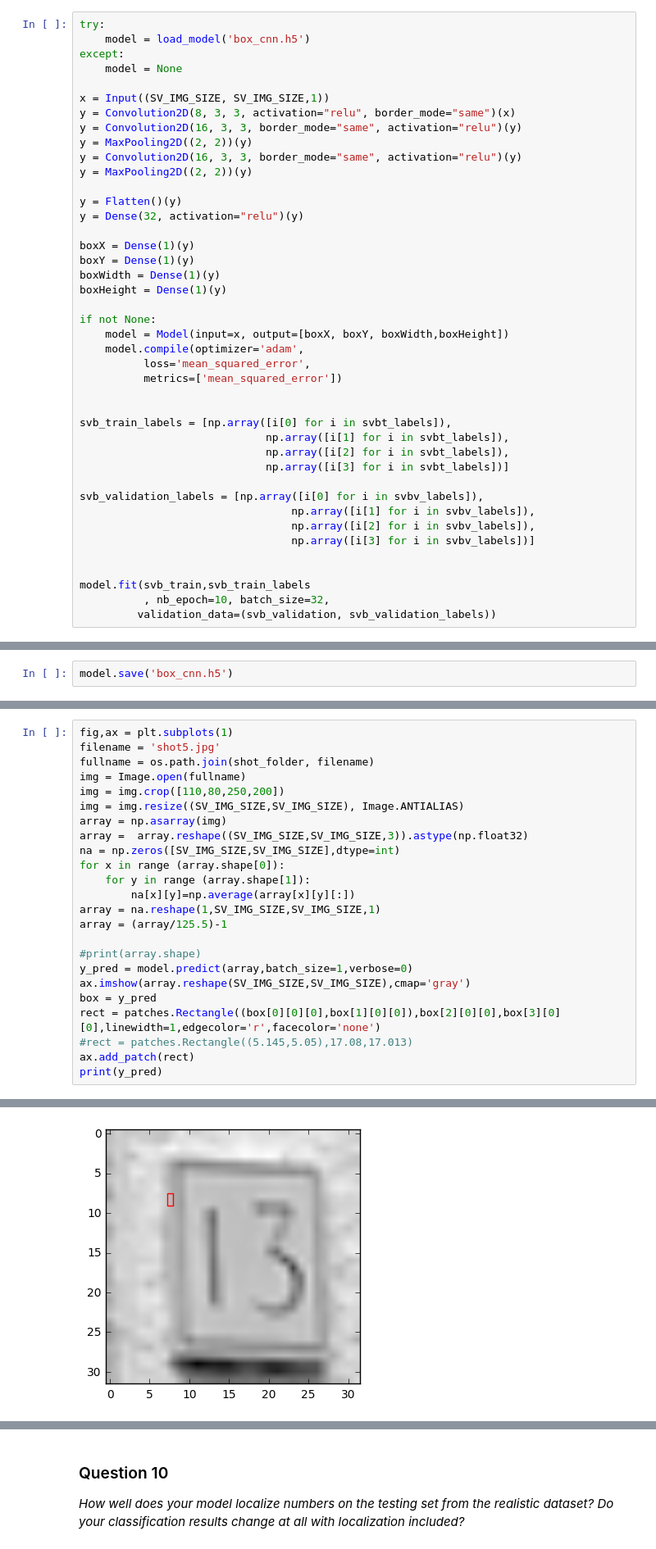
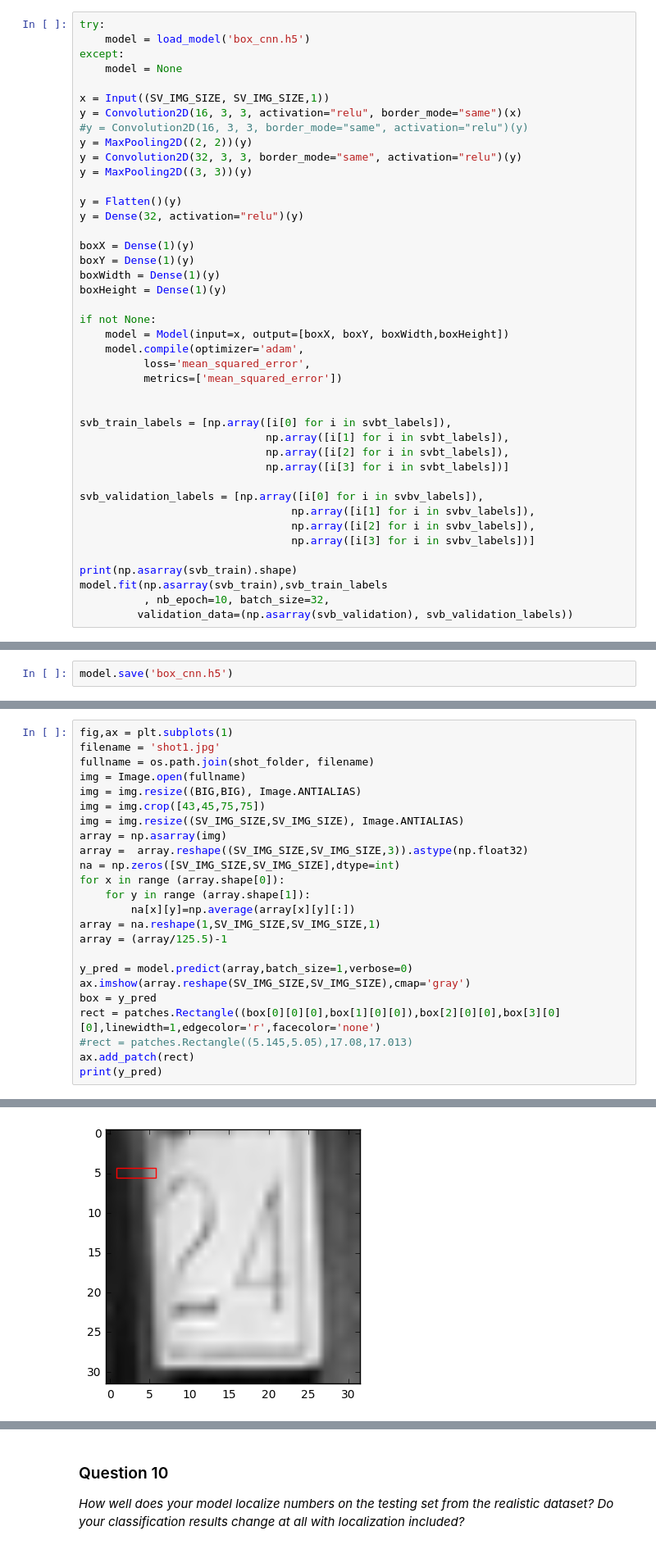
Before and after one commit to asindico/digitRecognition, a Jupyter notebook: digit_recognition.ipynb, the cells around one changed output, grey strips where cells are left out. Shown at 82% size. Drawn from its saved outputs; the diff is of its cells as text.

```diff
--- a/digit_recognition.ipynb
+++ b/digit_recognition.ipynb
@@ -1015,11 +1015,11 @@ except:
     model = None
 
 x = Input((SV_IMG_SIZE, SV_IMG_SIZE,1))
-y = Convolution2D(8, 3, 3, activation="relu", border_mode="same")(x)
-y = Convolution2D(16, 3, 3, border_mode="same", activation="relu")(y)
+y = Convolution2D(16, 3, 3, activation="relu", border_mode="same")(x)
+#y = Convolution2D(16, 3, 3, border_mode="same", activation="relu")(y)
 y = MaxPooling2D((2, 2))(y)
-y = Convolution2D(16, 3, 3, border_mode="same", activation="relu")(y)
-y = MaxPooling2D((2, 2))(y)
+y = Convolution2D(32, 3, 3, border_mode="same", activation="relu")(y)
+y = MaxPooling2D((3, 3))(y)
 
 y = Flatten()(y)
 y = Dense(32, activation="relu")(y)
@@ -1046,8 +1046,8 @@ svb_validation_labels = [np.array([i[0] for i in svbv_labels]),
                                  np.array([i[2] for i in svbv_labels]),
                                  np.array([i[3] for i in svbv_labels])]
 
-
-model.fit(svb_train,svb_train_labels
+print(np.asarray(svb_train).shape)
+model.fit(np.asarray(svb_train),svb_train_labels
           , nb_epoch=10, batch_size=32,
-         validation_data=(svb_validation, svb_validation_labels))
+         validation_data=(np.asarray(svb_validation), svb_validation_labels))
 # %% [output]
@@ -1087,9 +1193,10 @@ print(y_pred)
 # %%
 fig,ax = plt.subplots(1)
-filename = 'shot5.jpg'
+filename = 'shot1.jpg'
 fullname = os.path.join(shot_folder, filename)
 img = Image.open(fullname)
-img = img.crop([110,80,250,200])
+img = img.resize((BIG,BIG), Image.ANTIALIAS)
+img = img.crop([43,45,75,75])
 img = img.resize((SV_IMG_SIZE,SV_IMG_SIZE), Image.ANTIALIAS)
 array = np.asarray(img)
 array =  array.reshape((SV_IMG_SIZE,SV_IMG_SIZE,3)).astype(np.float32)
@@ -1100,7 +1207,6 @@ for x in range (array.shape[0]):
 array = na.reshape(1,SV_IMG_SIZE,SV_IMG_SIZE,1)
 array = (array/125.5)-1
 
-#print(array.shape)
 y_pred = model.predict(array,batch_size=1,verbose=0)
 ax.imshow(array.reshape(SV_IMG_SIZE,SV_IMG_SIZE),cmap='gray')
 box = y_pred
@@ -1113 +1219 @@ print(y_pred)
-[figure, old version]
+[figure, new version]
```
Also changed, not shown: parts of 6 cells of this notebook.
